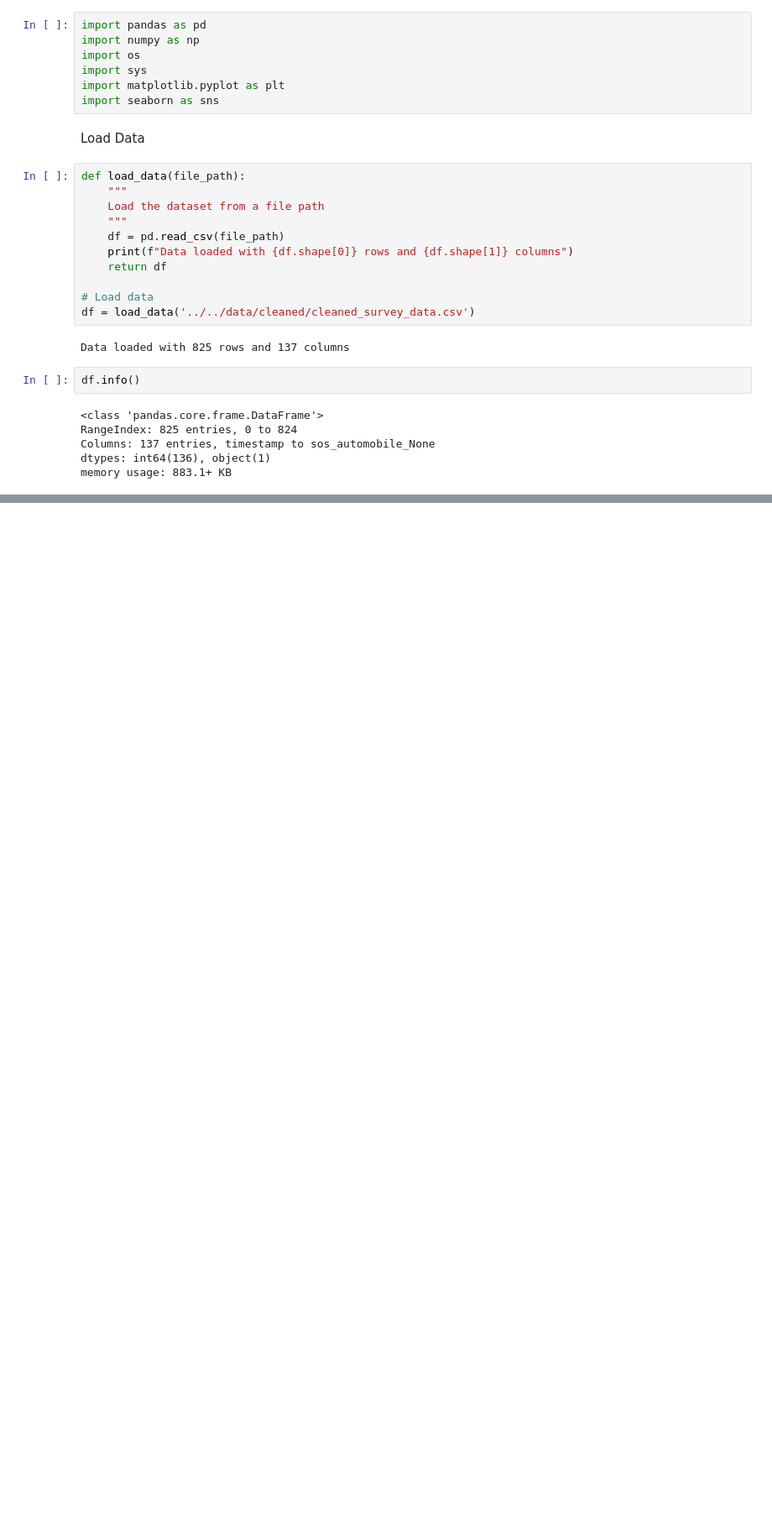
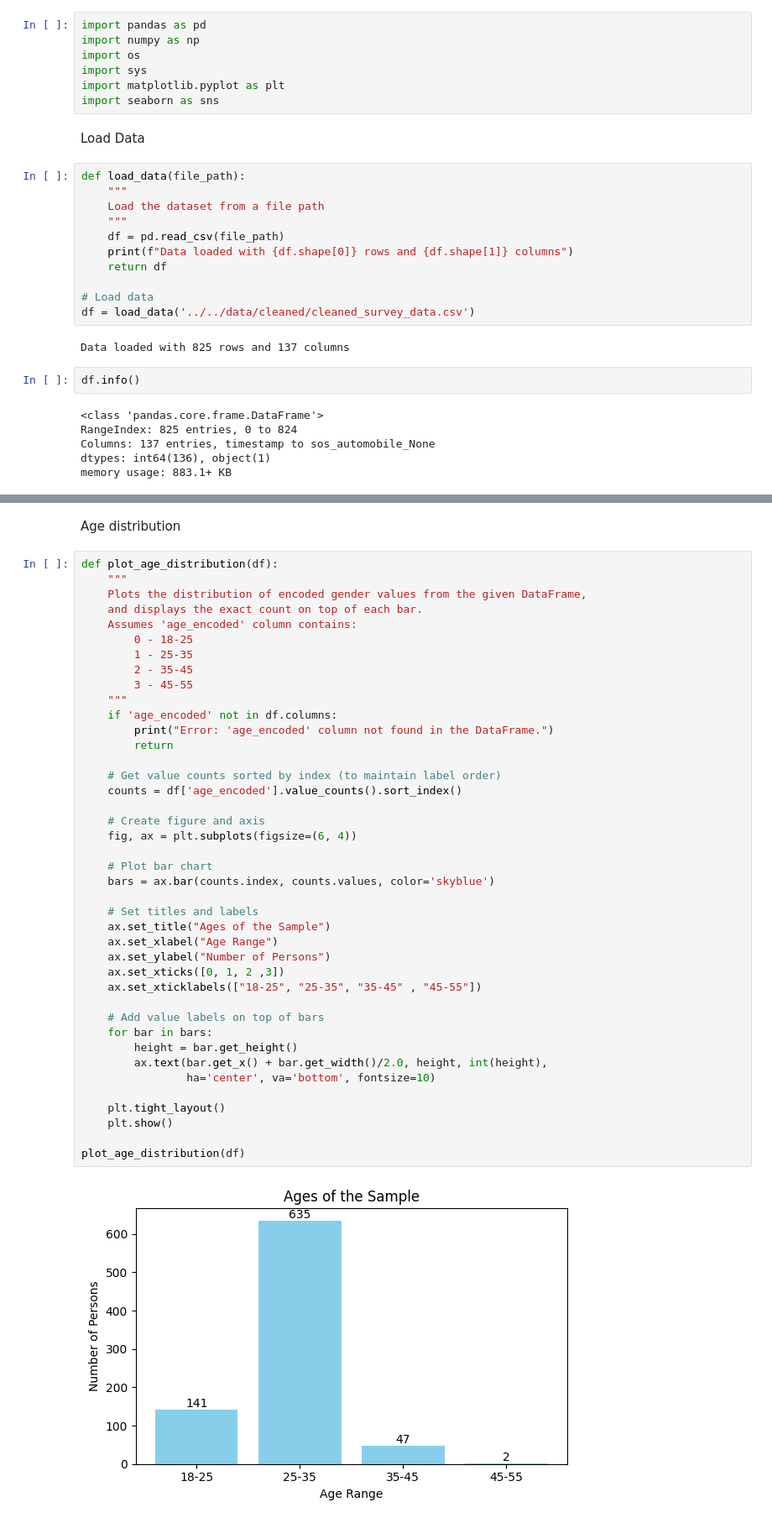
Before and after one commit to fernandonpa/Online_Purchase_Intention_Project, a Jupyter notebook: notebooks/_Descriptive_Analysis/data_descriptive_analysis.ipynb, the cells around one changed output, grey strips where cells are left out. Shown at 84% size. Cells and saved outputs as stored; diff of their text form; blank space fills up the shorter version.

```diff
--- a/notebooks/_Descriptive_Analysis/data_descriptive_analysis.ipynb
+++ b/notebooks/_Descriptive_Analysis/data_descriptive_analysis.ipynb
@@ -46,0 +102,45 @@ df.head()
+# %% [markdown]
+Age distribution
+# %%
+def plot_age_distribution(df):
+    """
+    Plots the distribution of encoded gender values from the given DataFrame,
+    and displays the exact count on top of each bar.
+    Assumes 'age_encoded' column contains:
+        0 - 18-25
+        1 - 25-35
+        2 - 35-45
+        3 - 45-55
+    """
+    if 'age_encoded' not in df.columns:
+        print("Error: 'age_encoded' column not found in the DataFrame.")
+        return
+
+    # Get value counts sorted by index (to maintain label order)
+    counts = df['age_encoded'].value_counts().sort_index()
+
+    # Create figure and axis
+    fig, ax = plt.subplots(figsize=(6, 4))
+
+    # Plot bar chart
+    bars = ax.bar(counts.index, counts.values, color='skyblue')
+
+    # Set titles and labels
+    ax.set_title("Ages of the Sample")
+    ax.set_xlabel("Age Range")
+    ax.set_ylabel("Number of Persons")
+    ax.set_xticks([0, 1, 2 ,3])
+    ax.set_xticklabels(["18-25", "25-35", "35-45" , "45-55"])
+
+    # Add value labels on top of bars
+    for bar in bars:
+        height = bar.get_height()
+        ax.text(bar.get_x() + bar.get_width()/2.0, height, int(height),
+                ha='center', va='bottom', fontsize=10)
+
+    plt.tight_layout()
+    plt.show()
+
+plot_age_distribution(df)
+# %% [output]
+[figure, added]
```
Also changed, not shown: parts of 67 cells of this notebook.
